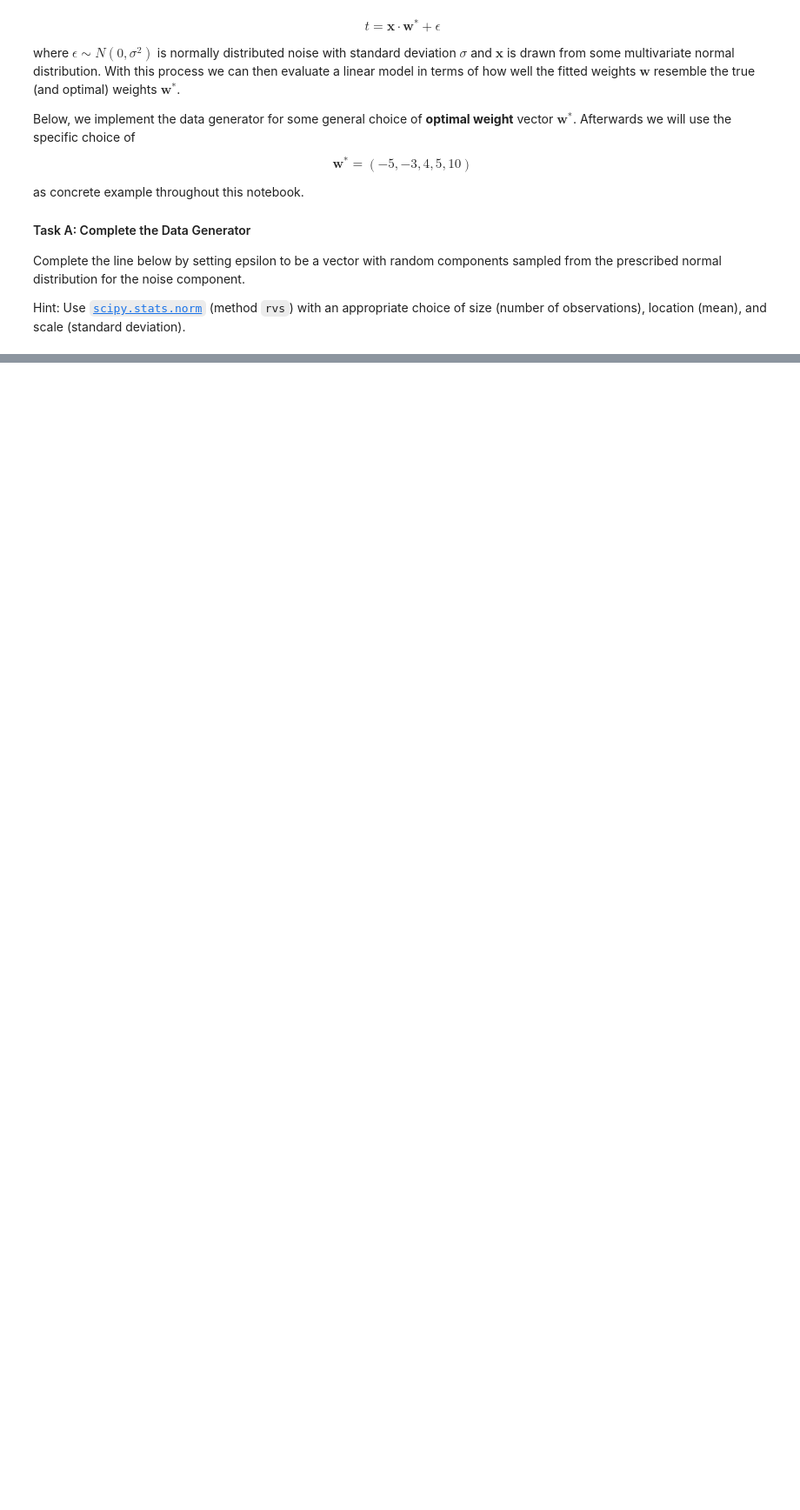
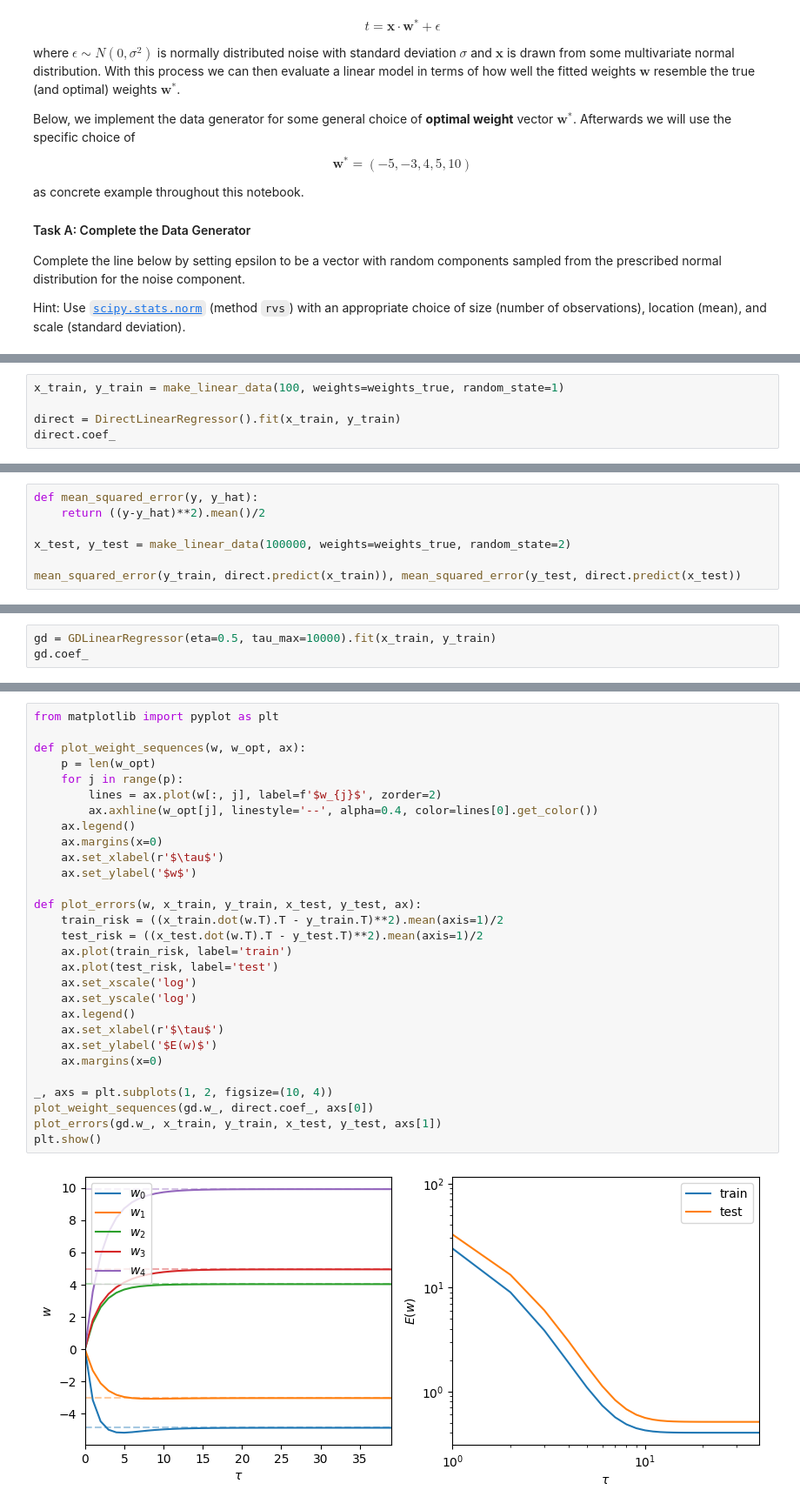
Before and after one commit to ByteToBits/CompScience, a Jupyter notebook: Computer Science/Machine Learning/Module 2 Linear Models for Regression/Linear_Regression.ipynb, the cells around one changed output, grey strips where cells are left out. Shown at 87% size. Drawn from its saved outputs; the diff is of its cells as text; blank space fills up the shorter version.

Commit message:
Updated Linear Regression Notebook

```diff
--- a/Computer Science/Machine Learning/Module 2 Linear Models for Regression/Linear_Regression.ipynb
+++ b/Computer Science/Machine Learning/Module 2 Linear Models for Regression/Linear_Regression.ipynb
@@ -378,0 +439,5 @@ make_linear_data(10, weights=weights_true, random_state=0)
+# %%
+x_train, y_train = make_linear_data(100, weights=weights_true, random_state=1)
+
+direct = DirectLinearRegressor().fit(x_train, y_train)
+direct.coef_
@@ -378,0 +452,7 @@ make_linear_data(10, weights=weights_true, random_state=0)
+# %%
+def mean_squared_error(y, y_hat):
+    return ((y-y_hat)**2).mean()/2
+
+x_test, y_test = make_linear_data(100000, weights=weights_true, random_state=2)
+
+mean_squared_error(y_train, direct.predict(x_train)), mean_squared_error(y_test, direct.predict(x_test))
@@ -378,0 +529,3 @@ make_linear_data(10, weights=weights_true, random_state=0)
+# %%
+gd = GDLinearRegressor(eta=0.5, tau_max=10000).fit(x_train, y_train)
+gd.coef_
@@ -378,0 +540,31 @@ make_linear_data(10, weights=weights_true, random_state=0)
+# %%
+from matplotlib import pyplot as plt
+
+def plot_weight_sequences(w, w_opt, ax):
+    p = len(w_opt)
+    for j in range(p):
+        lines = ax.plot(w[:, j], label=f'$w_{j}$', zorder=2)
+        ax.axhline(w_opt[j], linestyle='--', alpha=0.4, color=lines[0].get_color())
+    ax.legend()
+    ax.margins(x=0)
+    ax.set_xlabel(r'$\tau$')
+    ax.set_ylabel('$w$')
+
+def plot_errors(w, x_train, y_train, x_test, y_test, ax):
+    train_risk = ((x_train.dot(w.T).T - y_train.T)**2).mean(axis=1)/2
+    test_risk = ((x_test.dot(w.T).T - y_test.T)**2).mean(axis=1)/2
+    ax.plot(train_risk, label='train')
+    ax.plot(test_risk, label='test')
+    ax.set_xscale('log')
+    ax.set_yscale('log')
+    ax.legend()
+    ax.set_xlabel(r'$\tau$')
+    ax.set_ylabel('$E(w)$')
+    ax.margins(x=0)
+
+_, axs = plt.subplots(1, 2, figsize=(10, 4))
+plot_weight_sequences(gd.w_, direct.coef_, axs[0])
+plot_errors(gd.w_, x_train, y_train, x_test, y_test, axs[1])
+plt.show()
+# %% [output]
+[figure, added]
```
Also changed, not shown: parts of 16 cells of this notebook.
